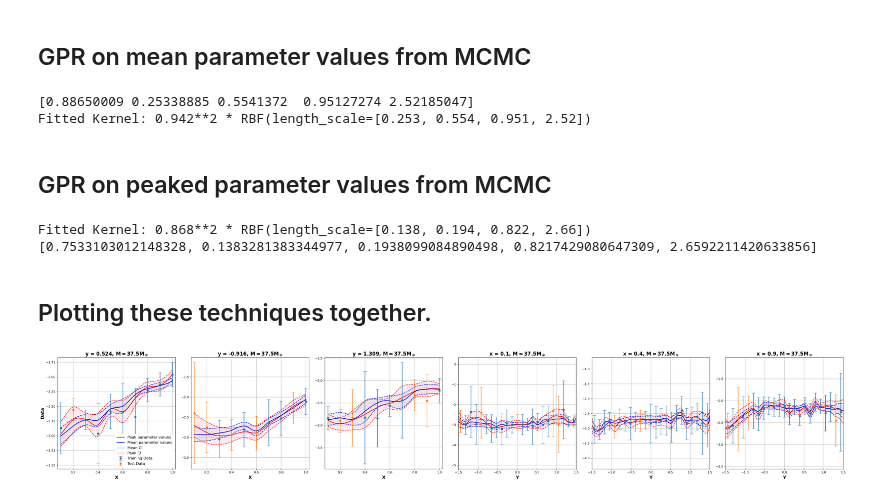
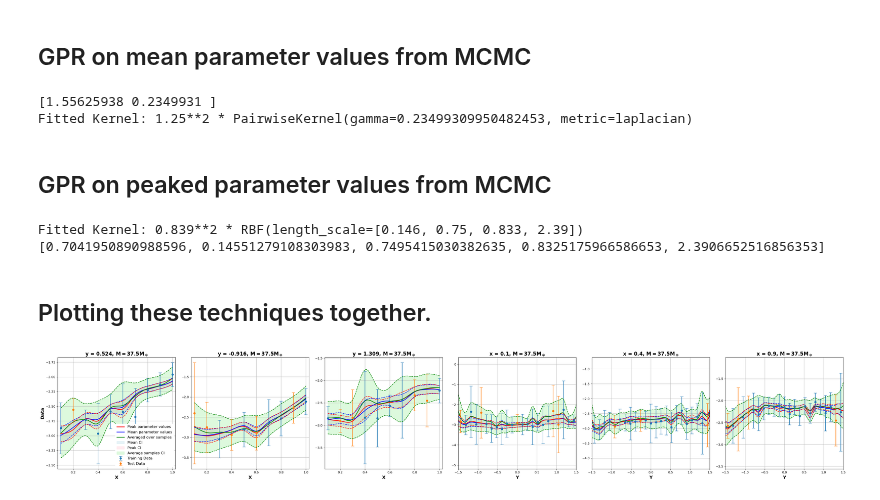
Before and after one commit to seanwhite674/FinalYearProject, a Jupyter notebook: Final Model Code/MCMC sampling.ipynb, the cells around one changed output. Saved outputs shown, nothing was run; the diff lists cells and outputs as text; code cells hidden in the pictures.

```diff
--- a/Final Model Code/MCMC sampling.ipynb
+++ b/Final Model Code/MCMC sampling.ipynb
@@ -218,5 +250,4 @@ plt.show()
 # %%
-from scipy.stats import gaussian_kde
 peak_values = []
 flat_samples = sampler.get_chain(discard=burnin, thin=thin, flat=True)
 for i in range(ndim):
@@ -225,9 +256,9 @@ for i in range(ndim):
 
     x_range = np.linspace(np.min(samples_i), np.max(samples_i), 1000)
     density = kde(x_range)
-    plt.figure()
-    plt.plot(x_range, density,
-         color='gray', linewidth=2.5)
+    # plt.figure()
+    # plt.plot(x_range, density,
+    #      color='gray', linewidth=2.5)
     peak = x_range[np.argmax(density)]
     peak_values.append(peak)
 print("Peak values for each parameter:", peak_values)
@@ -292,7 +326,7 @@ pred_testmeans = np.zeros((S, len(X1_test)))
 # Iterate over posterior samples of hyperparameters with a progress bar
 for s in tqdm(range(S), desc="Running GP Predictions", unit="sample"):
     theta_s = flat_samples[s]  # Get one sample from posterior
-    kernel = gpr3.kernel_.clone_with_theta(theta_s)  # Set kernel with sampled hyperparameters
+    kernel = gpr.kernel_.clone_with_theta(np.log(theta_s))  # Set kernel with sampled hyperparameters
     gp = GaussianProcessRegressor(kernel=kernel,alpha =E_train**2, optimizer= None)
     gp.fit(X_train, D_train)  # Fit GP with the sampled hyperparameters
     # Predictive mean and variance for X1
@@ -375,17 +341,17 @@ final_std = np.sqrt(final_variance)
 print(mean_values)
 sigma = mean_values[0]
 l1 = mean_values[1]
-l2 = mean_values[2]
-l3 = mean_values[3]
-l4 = mean_values[4]
-kernel = C(constant_value=sigma, constant_value_bounds=bounds_signal_var) * RBF(length_scale=[l1,l2,l3,l4], length_scale_bounds=bounds_l)
+#l2 = mean_values[2]
+#l3 = mean_values[3]
+#l4 = mean_values[4]
+kernel = gpr.kernel_.clone_with_theta(np.log(mean_values))
 gpr1 = GaussianProcessRegressor(kernel=kernel, alpha=E_train**2, normalize_y=True,optimizer=None)
 gpr1.fit(X_train, D_train)
 print(f"Fitted Kernel: {gpr1.kernel_}")
 Dfit1, Dstd1 = gpr1.predict(X1, return_std=True)
 # %% [output]
-[0.88650009 0.25338885 0.5541372  0.95127274 2.52185047]
-Fitted Kernel: 0.942**2 * RBF(length_scale=[0.253, 0.554, 0.951, 2.52])
+[1.55625938 0.2349931 ]
+Fitted Kernel: 1.25**2 * PairwiseKernel(gamma=0.23499309950482453, metric=laplacian)
 # %% [markdown]
 ## GPR on peaked parameter values from MCMC
 # %%
@@ -394,15 +360,15 @@ l1 = peak_values[1]
 l2 = peak_values[2]
 l3 = peak_values[3]
 l4 = peak_values[4]
-kernel = C(constant_value=sigma) * RBF(length_scale=[l1,l2,l3,l4])
+kernel = gpr.kernel_.clone_with_theta(np.log([sigma,l1,l2,l3,l4]))
 gpr2 = GaussianProcessRegressor(kernel=kernel, alpha=E_train**2, normalize_y=True,optimizer=None)
 gpr2.fit(X_train, D_train)
 print(f"Fitted Kernel: {gpr2.kernel_}")
 Dfit2, Dstd2 = gpr2.predict(X1, return_std=True)
 print(peak_values)
 # %% [output]
-Fitted Kernel: 0.868**2 * RBF(length_scale=[0.138, 0.194, 0.822, 2.66])
-[0.7533103012148328, 0.1383281383344977, 0.1938099084890498, 0.8217429080647309, 2.6592211420633856]
+Fitted Kernel: 0.839**2 * RBF(length_scale=[0.146, 0.75, 0.833, 2.39])
+[0.7041950890988596, 0.14551279108303983, 0.7495415030382635, 0.8325175966586653, 2.3906652516856353]
 # %% [markdown]
 ## Plotting these techniques together.
 # %%
@@ -435,13 +401,15 @@ for i, ax in enumerate(axes):
         zgridlinear_std2 = griddata((xm1, ym1),Dstd2, (xpoints, ypoint), method="cubic")
         zgridlinear_mean3 = griddata((xm1, ym1), final_mean, (xpoints, ypoint), method="cubic")
         zgridlinear_std3 = griddata((xm1, ym1),final_std, (xpoints, ypoint), method="cubic")
+        #zgridlinear_mean4 = griddata((xm1, ym1), Dfit, (xpoints, ypoint), method="cubic")
+        #zgridlinear_std4 = griddata((xm1, ym1),Dstd, (xpoints, ypoint), method="cubic")
         indices1 = np.isclose(y1train,ypoints[i])
         indices2 = np.isclose(y1test,ypoints[i])
         ax.errorbar(x1train[indices1].ravel(), D1_train[indices1].ravel(), yerr=E1_train[indices1].ravel(), fmt='o', capsize=5,label = 'Training Data')
         ax.errorbar(x1test[indices2].ravel(),D1_test[indices2].ravel(), yerr=E1_test[indices2].ravel(), fmt='o', capsize=5,label = 'Test Data')
         ax.plot(xpoints,zgridlinear_mean2,label='Peak parameter values', color='red', linewidth=2)
         ax.plot(xpoints, zgridlinear_mean,label='Mean parameter values', color='blue', linewidth=2)
-        #ax.plot(xpoints, zgridlinear_mean3,label='Averaged over samples', color='green', linewidth=2)
+        ax.plot(xpoints, zgridlinear_mean3,label='Averaged over samples', color='green', linewidth=2)
         ax.fill_between(xpoints,
                 zgridlinear_mean - 2*zgridlinear_std,
                 zgridlinear_mean + 2*zgridlinear_std,
@@ -456,12 +424,12 @@ for i, ax in enumerate(axes):
         ax.plot(xpoints, zgridlinear_mean2 - 2*zgridlinear_std2, '--', color='red', linewidth=1.5)
         ax.plot(xpoints, zgridlinear_mean2 + 2*zgridlinear_std2, '--', color='red', linewidth=1.5)
 
-        # ax.fill_between(xpoints,
-        #                 zgridlinear_mean3 - 2*zgridlinear_std3,
-        #                 zgridlinear_mean3 + 2*zgridlinear_std3,
-        #                 color='lightgreen', alpha=0.3, label="Average samples CI")
-        # ax.plot(xpoints, zgridlinear_mean3 - 2*zgridlinear_std3, '--', color='green', linewidth=1.5)
-        # ax.plot(xpoints, zgridlinear_mean3 + 2*zgridlinear_std3, '--', color='green', linewidth=1.5)
+        ax.fill_between(xpoints,
+                        zgridlinear_mean3 - 2*zgridlinear_std3,
+                        zgridlinear_mean3 + 2*zgridlinear_std3,
+                        color='lightgreen', alpha=0.3, label="Average samples CI")
+        ax.plot(xpoints, zgridlinear_mean3 - 2*zgridlinear_std3, '--', color='green', linewidth=1.5)
+        ax.plot(xpoints, zgridlinear_mean3 + 2*zgridlinear_std3, '--', color='green', linewidth=1.5)
 
         ax.set_xlim((0.075, 1.025))
         ax.set_xlabel('X', fontsize=14, weight='bold')
@@ -479,43 +447,43 @@ for i, ax in enumerate(axes):
         indices2 = np.isclose(x1test,xpoint)
         ax.plot(ypoints2, zgridlinear_mean, label='Mean parameter values', color='blue', linewidth=2)
         ax.plot(ypoints2, zgridlinear_mean2, label='Peak parameter values', color='red', linewidth=2)
-        #ax.plot(ypoints2, zgridlinear_mean3, label='Averaged over samples', color='green', linewidth=2)
+        ax.plot(ypoints2, zgridlinear_mean3, label='Averaged over samples', color='green', linewidth=2)
         ax.errorbar(y1train[indices1].ravel(), D1_train[indices1].ravel(), yerr=E1_train[indices1].ravel(),fmt='o', capsize=5,label = 'Training Data')
         ax.errorbar(y1test[indices2].ravel(),D1_test[indices2].ravel(), yerr=E1_test[indices2].ravel(), fmt='o', capsize=5,label = 'Test Data')
         ax.fill_between(ypoints2,
                         zgridlinear_mean - 2*zgridlinear_std,
                         zgridlinear_mean + 2*zgridlinear_std,
                         color='lightblue', alpha=0.3, label="Mean CI")
         ax.plot(ypoints2, zgridlinear_mean - 2*zgridlinear_std, '--', color='blue', linewidth=1.5)
         ax.plot(ypoints2, zgridlinear_mean + 2*zgridlinear_std, '--', color='blue', linewidth=1.5)
 
         ax.fill_between(ypoints2,
                         zgridlinear_mean2 - 2*zgridlinear_std2,
                         zgridlinear_mean2 + 2*zgridlinear_std2,
                         color='pink', alpha=0.3, label="Peak CI")
         ax.plot(ypoints2, zgridlinear_mean2 - 2*zgridlinear_std2, '--', color='red', linewidth=1.5)
         ax.plot(ypoints2, zgridlinear_mean2 + 2*zgridlinear_std2, '--', color='red', linewidth=1.5)
 
-        #ax.fill_between(ypoints2,
-                        # zgridlinear_mean3 - 2*zgridlinear_std3,
-                        # zgridlinear_mean3 + 2*zgridlinear_std3,
-                        # color='lightgreen', alpha=0.3, label="Average samples CI")
-        #ax.plot(ypoints2, zgridlinear_mean3 - 2*zgridlinear_std3, '--', color='green', linewidth=1.5)
-        #ax.plot(ypoints2, zgridlinear_mean3 + 2*zgridlinear_std3, '--', color='green', linewidth=1.5)
+        ax.fill_between(ypoints2,
+                        zgridlinear_mean3 - 2*zgridlinear_std3,
+                        zgridlinear_mean3 + 2*zgridlinear_std3,
+                        color='lightgreen', alpha=0.3, label="Average samples CI")
+        ax.plot(ypoints2, zgridlinear_mean3 - 2*zgridlinear_std3, '--', color='green', linewidth=1.5)
+        ax.plot(ypoints2, zgridlinear_mean3 + 2*zgridlinear_std3, '--', color='green', linewidth=1.5)
 
         ax.set_xlim((-1.5, 1.5))
         ax.set_xlabel('Y', fontsize=14, weight='bold')
         ax.set_title(titles[i], fontsize=16, weight='bold')
         ax.grid(True)
         j+=1
 
 axes[0].set_ylabel('Data', fontsize=14, weight='bold')
 
 legend = axes[0].legend(fontsize=12,loc='lower right',frameon=True)
 legend.get_frame().set_facecolor('white')  # Set the background color to grey
 legend.get_frame().set_edgecolor('white')  # Optional: Add a black edge to the frame
 legend.get_frame().set_alpha(1)  # Optional: Set opacity (1 = solid)
 plt.tight_layout()
 plt.show()
 # %% [output]
-[figure, old version]
+[figure, new version]
```
Also changed, not shown: parts of 15 cells of this notebook, 2 other files.
